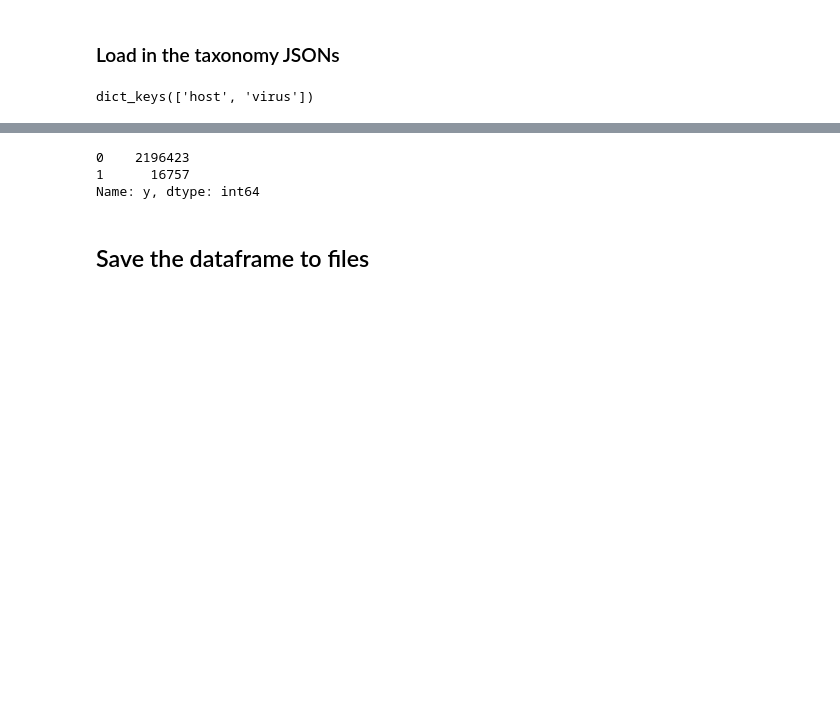
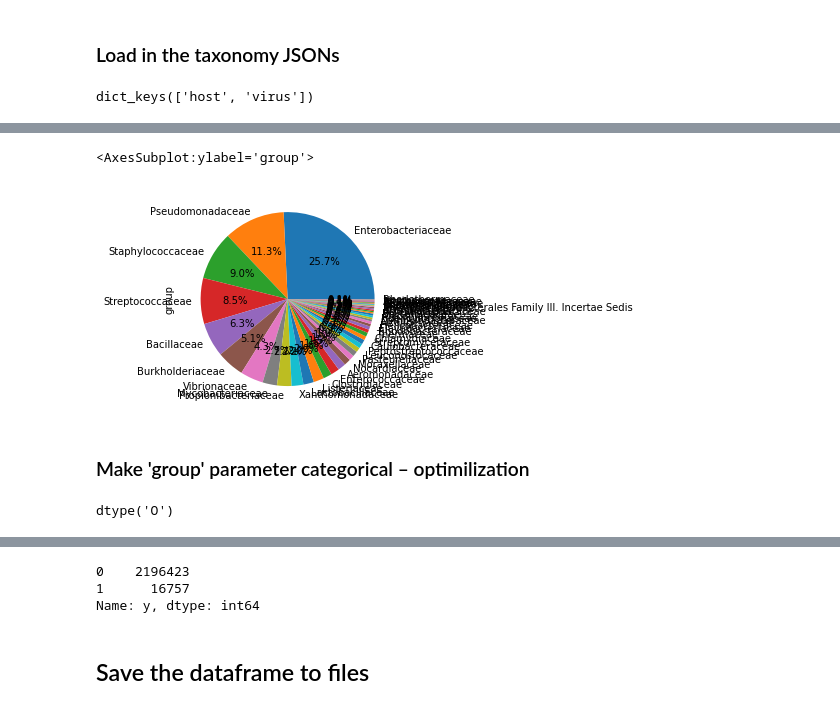
Before and after one commit to mikrzol/ML_bacteriophage_host_predicting, a Jupyter notebook: prep_main_df.ipynb, the cells around one changed output, grey strips where cells are left out. Saved outputs shown, nothing was run; the diff lists cells and outputs as text; code cells hidden in the pictures; blank space fills up the shorter version.

Commit message:
add family-based groups

```diff
--- a/prep_main_df.ipynb
+++ b/prep_main_df.ipynb
@@ -143,0 +148,3 @@ dict_keys(['host', 'virus'])
+# %%
+final_df['group'] = final_df.apply(lambda row:
+                    orgs['virus'][row['virus']]['host']['lineage_names'][-3], axis=1)
@@ -143,0 +204,11 @@ dict_keys(['host', 'virus'])
+# %%
+final_df['group'].value_counts().plot(kind="pie", autopct="%1.1f%%")
+# %% [output]
+<AxesSubplot:ylabel='group'>
+[figure, added]
+# %% [markdown]
+### Make 'group' parameter categorical – optimilization
+# %%
+final_df['group'].dtype
+# %% [output]
+dtype('O')
```
Also changed, not shown: parts of 11 cells of this notebook, 1 other file.
